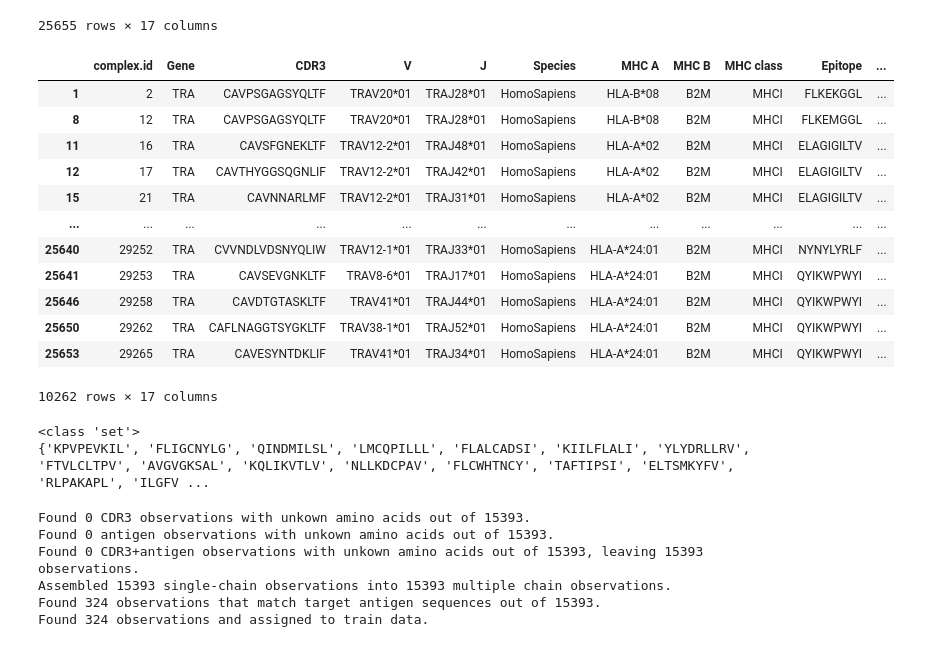
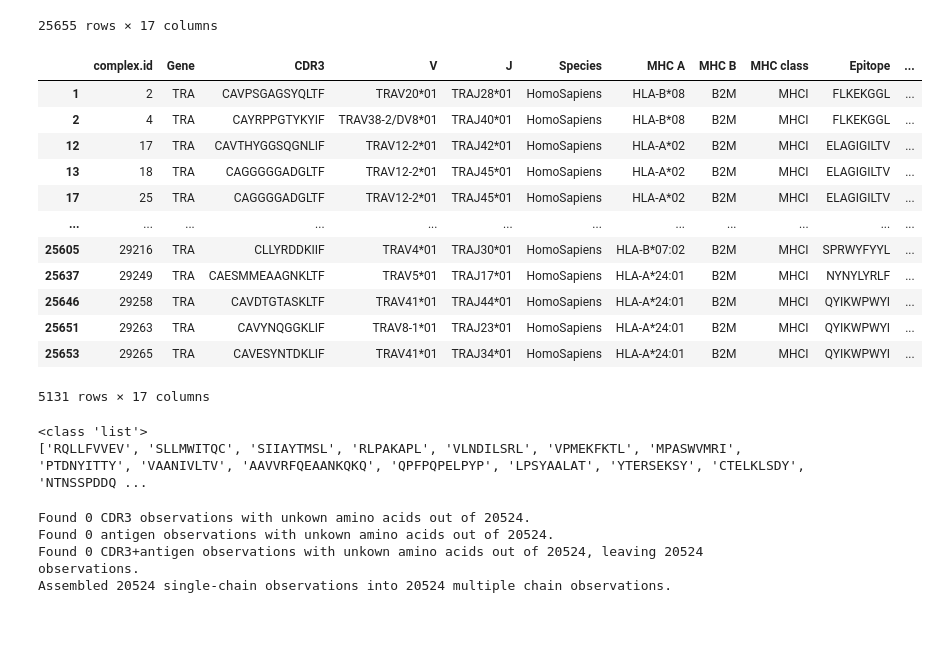
Before and after one commit to ZarckYa/Mini-Project, a Jupyter notebook: TCRdist3/Prediction method/Dataset Predict with DL.ipynb, the cells around one changed output. Cells and saved outputs as stored; diff of their text form; code cells hidden in the pictures.

```diff
--- a/TCRdist3/Prediction method/Dataset Predict with DL.ipynb
+++ b/TCRdist3/Prediction method/Dataset Predict with DL.ipynb
@@ -7,62 +8,63 @@ import os
 # %%
 VDJdb_TRA_path = "D:\Master in UoB\TB2 of UoB\Mini Project\Mini-Project Development\TCRdist3\VDJdb_TRA.tsv"
 VDJdb_TRA = pd.read_table("VDJdb_TRA.tsv")
 display(VDJdb_TRA)
 
-VDJdb_TRA_Train = VDJdb_TRA.sample(frac=0.6)
+VDJdb_TRA_Train = VDJdb_TRA.sample(frac=0.8)
 #display(VDJdb_TRA_Train)
 VDJdb_TRA_Test = VDJdb_TRA.drop(VDJdb_TRA_Train.index)
 #display(VDJdb_TRA_Test)
 VDJdb_TRA_Train.to_csv("Train_Test_data/VDJdb_TRA_Train.tsv", sep='\t')
 VDJdb_TRA_Test.to_csv("Train_Test_data/VDJdb_TRA_Test.tsv", sep='\t')
 display(VDJdb_TRA_Test)
 
 VDJdb_TRA_Train_path = "Train_Test_data/VDJdb_TRA_Train.tsv"
 VDJdb_TRA_Test_path = "Train_Test_data/VDJdb_TRA_Test.tsv"
 # %% [output]
 |  | complex.id | Gene | CDR3 | V | J | Species | MHC A | MHC B | MHC class | Epitope | ... |
 | 0 | 1 | TRA | CIVRAPGRADMRF | TRAV26-1*01 | TRAJ43*01 | HomoSapiens | HLA-B*08 | B2M | MHCI | FLKEKGGL | ... |
 | 1 | 2 | TRA | CAVPSGAGSYQLTF | TRAV20*01 | TRAJ28*01 | HomoSapiens | HLA-B*08 | B2M | MHCI | FLKEKGGL | ... |
 | 2 | 4 | TRA | CAYRPPGTYKYIF | TRAV38-2/DV8*01 | TRAJ40*01 | HomoSapiens | HLA-B*08 | B2M | MHCI | FLKEKGGL | ... |
 | 3 | 5 | TRA | CIVRAPGRADMRF | TRAV26-1*01 | TRAJ43*01 | HomoSapiens | HLA-B*08 | B2M | MHCI | FLKEQGGL | ... |
 | 4 | 6 | TRA | CAVPSGAGSYQLTF | TRAV20*01 | TRAJ28*01 | HomoSapiens | HLA-B*08 | B2M | MHCI | FLKEQGGL | ... |
 | ... | ... | ... | ... | ... | ... | ... | ... | ... | ... | ... | ... |
 | 25650 | 29262 | TRA | CAFLNAGGTSYGKLTF | TRAV38-1*01 | TRAJ52*01 | HomoSapiens | HLA-A*24:01 | B2M | MHCI | QYIKWPWYI | ... |
 | 25651 | 29263 | TRA | CAVYNQGGKLIF | TRAV8-1*01 | TRAJ23*01 | HomoSapiens | HLA-A*24:01 | B2M | MHCI | QYIKWPWYI | ... |
 | 25652 | 29264 | TRA | CAVRALYNFNKFYF | TRAV3*01 | TRAJ21*01 | HomoSapiens | HLA-A*24:01 | B2M | MHCI | QYIKWPWYI | ... |
 | 25653 | 29265 | TRA | CAVESYNTDKLIF | TRAV41*01 | TRAJ34*01 | HomoSapiens | HLA-A*24:01 | B2M | MHCI | QYIKWPWYI | ... |
 | 25654 | 29266 | TRA | CAMREGQGNAGNMLTF | TRAV14/DV4*01 | TRAJ39*01 | HomoSapiens | HLA-A*24:01 | B2M | MHCI | QYIKWPWYI | ... |
 25655 rows × 17 columns
 |  | complex.id | Gene | CDR3 | V | J | Species | MHC A | MHC B | MHC class | Epitope | ... |
 | 1 | 2 | TRA | CAVPSGAGSYQLTF | TRAV20*01 | TRAJ28*01 | HomoSapiens | HLA-B*08 | B2M | MHCI | FLKEKGGL | ... |
-| 8 | 12 | TRA | CAVPSGAGSYQLTF | TRAV20*01 | TRAJ28*01 | HomoSapiens | HLA-B*08 | B2M | MHCI | FLKEMGGL | ... |
-| 11 | 16 | TRA | CAVSFGNEKLTF | TRAV12-2*01 | TRAJ48*01 | HomoSapiens | HLA-A*02 | B2M | MHCI | ELAGIGILTV | ... |
+| 2 | 4 | TRA | CAYRPPGTYKYIF | TRAV38-2/DV8*01 | TRAJ40*01 | HomoSapiens | HLA-B*08 | B2M | MHCI | FLKEKGGL | ... |
 | 12 | 17 | TRA | CAVTHYGGSQGNLIF | TRAV12-2*01 | TRAJ42*01 | HomoSapiens | HLA-A*02 | B2M | MHCI | ELAGIGILTV | ... |
-| 15 | 21 | TRA | CAVNNARLMF | TRAV12-2*01 | TRAJ31*01 | HomoSapiens | HLA-A*02 | B2M | MHCI | ELAGIGILTV | ... |
+| 13 | 18 | TRA | CAGGGGGADGLTF | TRAV12-2*01 | TRAJ45*01 | HomoSapiens | HLA-A*02 | B2M | MHCI | ELAGIGILTV | ... |
+| 17 | 25 | TRA | CAGGGGADGLTF | TRAV12-2*01 | TRAJ45*01 | HomoSapiens | HLA-A*02 | B2M | MHCI | ELAGIGILTV | ... |
 | ... | ... | ... | ... | ... | ... | ... | ... | ... | ... | ... | ... |
-| 25640 | 29252 | TRA | CVVNDLVDSNYQLIW | TRAV12-1*01 | TRAJ33*01 | HomoSapiens | HLA-A*24:01 | B2M | MHCI | NYNYLYRLF | ... |
-| 25641 | 29253 | TRA | CAVSEVGNKLTF | TRAV8-6*01 | TRAJ17*01 | HomoSapiens | HLA-A*24:01 | B2M | MHCI | QYIKWPWYI | ... |
+| 25605 | 29216 | TRA | CLLYRDDKIIF | TRAV4*01 | TRAJ30*01 | HomoSapiens | HLA-B*07:02 | B2M | MHCI | SPRWYFYYL | ... |
+| 25637 | 29249 | TRA | CAESMMEAAGNKLTF | TRAV5*01 | TRAJ17*01 | HomoSapiens | HLA-A*24:01 | B2M | MHCI | NYNYLYRLF | ... |
 | 25646 | 29258 | TRA | CAVDTGTASKLTF | TRAV41*01 | TRAJ44*01 | HomoSapiens | HLA-A*24:01 | B2M | MHCI | QYIKWPWYI | ... |
-| 25650 | 29262 | TRA | CAFLNAGGTSYGKLTF | TRAV38-1*01 | TRAJ52*01 | HomoSapiens | HLA-A*24:01 | B2M | MHCI | QYIKWPWYI | ... |
+| 25651 | 29263 | TRA | CAVYNQGGKLIF | TRAV8-1*01 | TRAJ23*01 | HomoSapiens | HLA-A*24:01 | B2M | MHCI | QYIKWPWYI | ... |
 | 25653 | 29265 | TRA | CAVESYNTDKLIF | TRAV41*01 | TRAJ34*01 | HomoSapiens | HLA-A*24:01 | B2M | MHCI | QYIKWPWYI | ... |
-10262 rows × 17 columns
+5131 rows × 17 columns
 # %%
-TCR_Predict_Target = set(VDJdb_TRA_Test["Epitope"].tolist())
+TCR_Predict_Target = list(set(VDJdb_TRA_Test["Epitope"].tolist()))
 print(type(TCR_Predict_Target))
 print(TCR_Predict_Target)
 
 
-TCR_Predict_Target = ['KPVPEVKIL', 'SIIAYTMSL', 'FMIDVQQWG', 'NLVPMVATV', 'AIKLDDKDP', 'MVNTVAGAMK', 'KLFIRQEEV']
+# TCR_Predict_Target = ["KPVPEVKIL", "SIIAYTMSL", "FMIDVQQWG", "NLVPMVATV",
+#                       "AIKLDDKDP", "MVNTVAGAMK", "KLFIRQEEV", "EENLLDFVRF", "TTDPSFLGRY"]
 # EBV = VDJdb_TRA[VDJdb_TRA["Epitope species"] == "EBV"]
 # EBV_epitope = set(EBV["Epitope"].tolist())
 # print(EBV_epitope)
 # %% [output]
-<class 'set'>
-{'KPVPEVKIL', 'FLIGCNYLG', 'QINDMILSL', 'LMCQPILLL', 'FLALCADSI', 'KIILFLALI', 'YLYDRLLRV', 'FTVLCLTPV', 'AVGVGKSAL', 'KQLIKVTLV', 'NLLKDCPAV', 'FLCWHTNCY', 'TAFTIPSI', 'ELTSMKYFV', 'RLPAKAPL', 'ILGFV ...
+<class 'list'>
+['RQLLFVVEV', 'SLLMWITQC', 'SIIAYTMSL', 'RLPAKAPL', 'VLNDILSRL', 'VPMEKFKTL', 'MPASWVMRI', 'PTDNYITTY', 'VAANIVLTV', 'AAVVRFQEAANKQKQ', 'QPFPQPELPYP', 'LPSYAALAT', 'YTERSEKSY', 'CTELKLSDY', 'NTNSSPDDQ ...
 # %%
 ffn = tm.models.EstimatorBinary()
 # %%
-ffn.read_vdjdb(
+ffn.read_vdjdb_as_categorical_model(
     fns=VDJdb_TRA_Train_path,
     fn_blosum=None,
     antigen_ids=TCR_Predict_Target,
@@ -71,12 +73,10 @@ ffn.read_vdjdb(
     chains="tra"
 )
 # %% [output]
-Found 0 CDR3 observations with unkown amino acids out of 15393.
-Found 0 antigen observations with unkown amino acids out of 15393.
-Found 0 CDR3+antigen observations with unkown amino acids out of 15393, leaving 15393 observations.
-Assembled 15393 single-chain observations into 15393 multiple chain observations.
-Found 324 observations that match target antigen sequences out of 15393.
-Found 324 observations and assigned to train data.
+Found 0 CDR3 observations with unkown amino acids out of 20524.
+Found 0 antigen observations with unkown amino acids out of 20524.
+Found 0 CDR3+antigen observations with unkown amino acids out of 20524, leaving 20524 observations.
+Assembled 20524 single-chain observations into 20524 multiple chain observations.
 # %%
 print("Shape of (CDR3,antigen) sequences: ",ffn.x_train.shape)
 # print("The head of TCR sequences: ",ffn.x_train[0])
```
Also changed, not shown: parts of 22 cells of this notebook.
